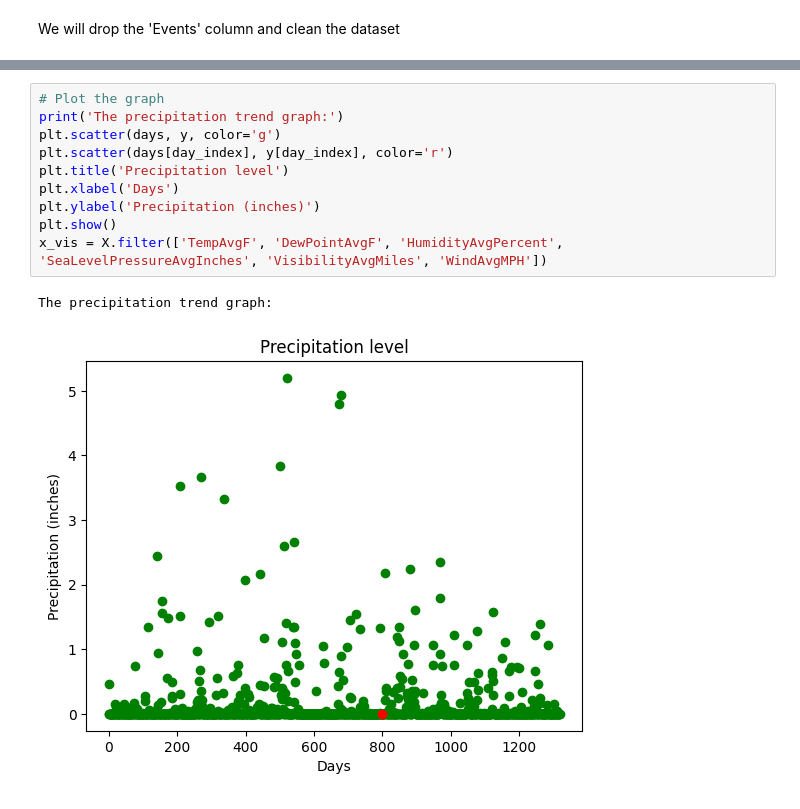
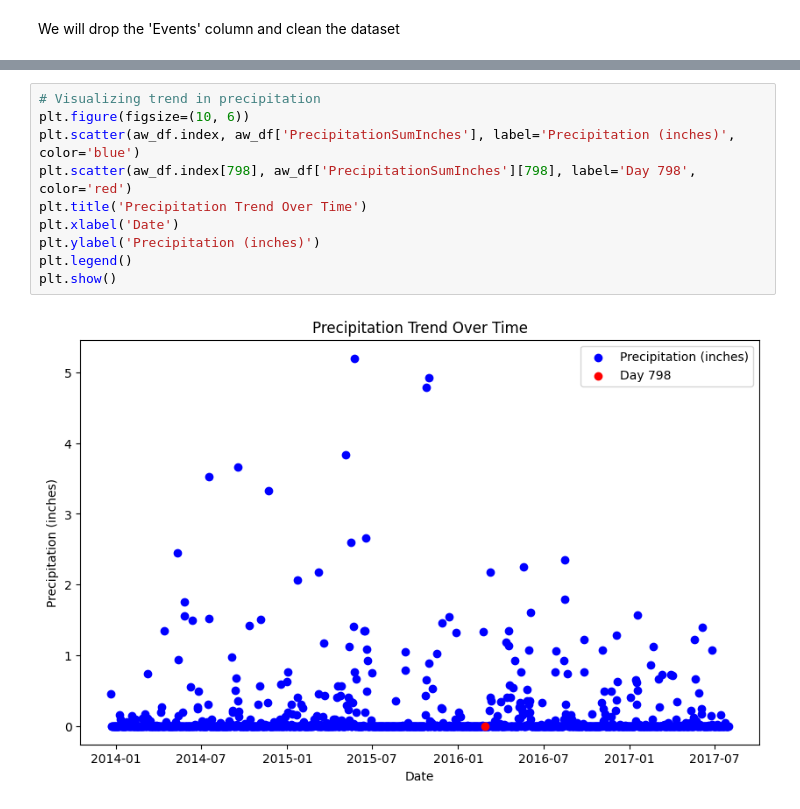
Before and after one commit to Vyomkesh-Vyas/rainfall-prediction, a Jupyter notebook: Rainfall Prediction.ipynb, the cells around one changed output, grey strips where cells are left out. Drawn from its saved outputs; the diff is of its cells as text.

```diff
--- a/Rainfall Prediction.ipynb
+++ b/Rainfall Prediction.ipynb
@@ -107,14 +92,13 @@ LinearRegression()
-# %%
-# Plot the graph
-print('The precipitation trend graph:')
-plt.scatter(days, y, color='g')
-plt.scatter(days[day_index], y[day_index], color='r')
-plt.title('Precipitation level')
-plt.xlabel('Days')
-plt.ylabel('Precipitation (inches)')
-plt.show()
-x_vis = X.filter(['TempAvgF', 'DewPointAvgF', 'HumidityAvgPercent', 'SeaLevelPressureAvgInches', 'VisibilityAvgMiles', 'WindAvgMPH'])
-# %% [output]
-The precipitation trend graph:
-[figure, removed]
+# %%
+# Visualizing trend in precipitation
+plt.figure(figsize=(10, 6))
+plt.scatter(aw_df.index, aw_df['PrecipitationSumInches'], label='Precipitation (inches)', color='blue')
+plt.scatter(aw_df.index[798], aw_df['PrecipitationSumInches'][798], label='Day 798', color='red')
+plt.title('Precipitation Trend Over Time')
+plt.xlabel('Date')
+plt.ylabel('Precipitation (inches)')
+plt.legend()
+plt.show()
+# %% [output]
+[figure, added]
 # %%
```
Also changed, not shown: parts of 15 cells of this notebook, 1 other file.
